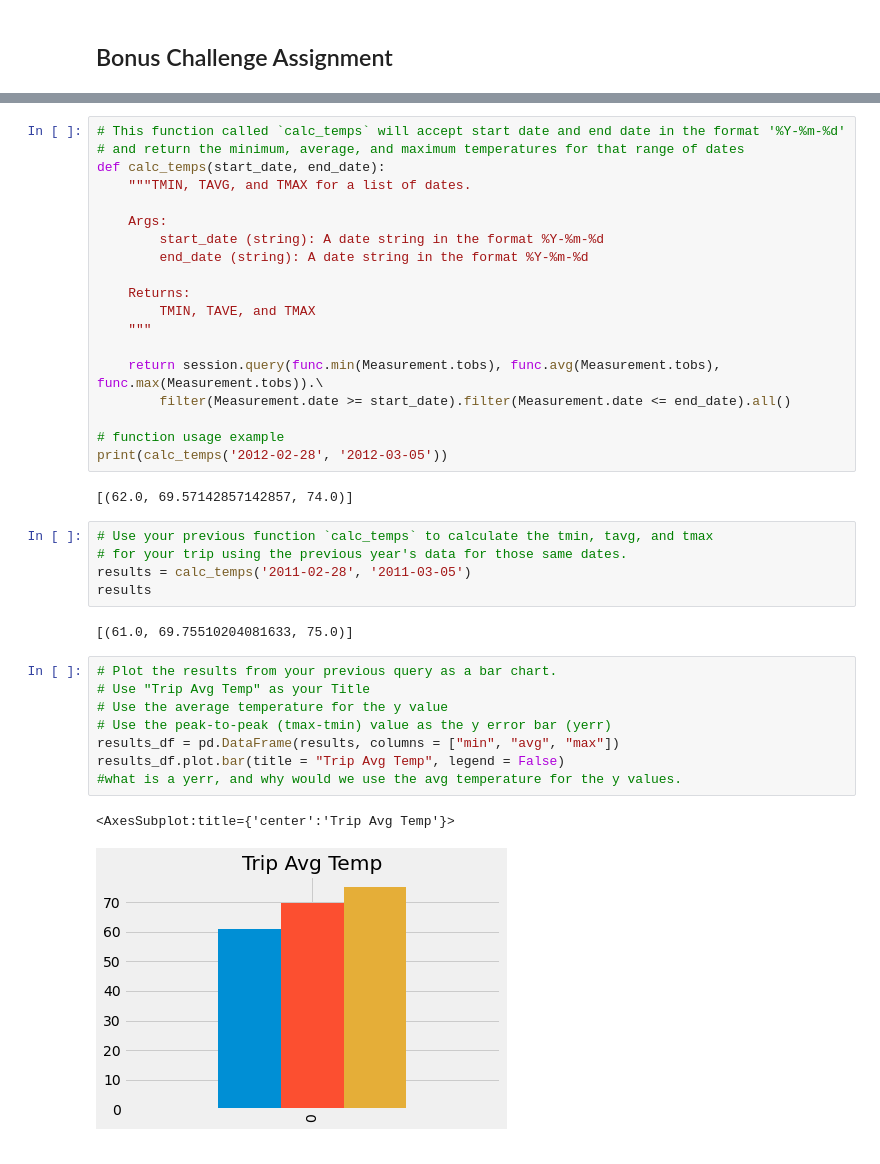
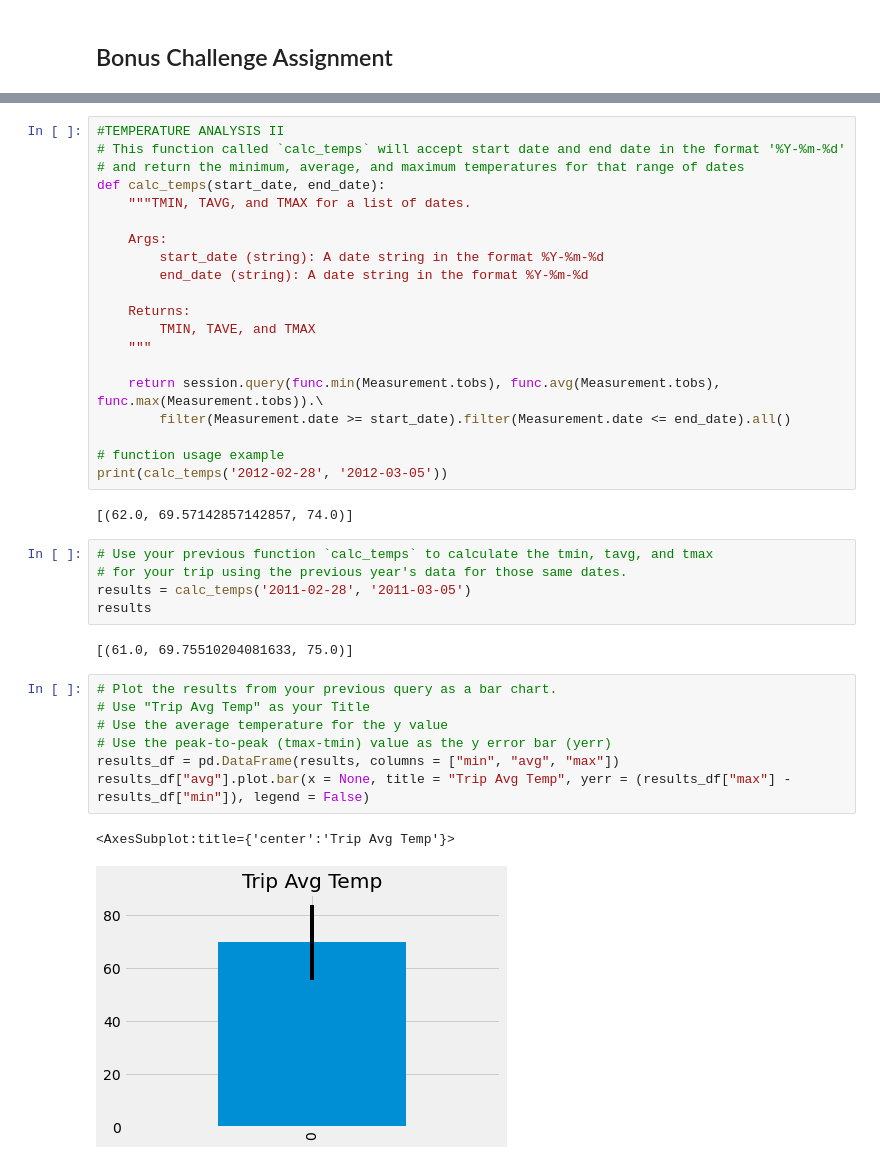
Before and after one commit to lilysmith23/sqlalchemy_challenge, a Jupyter notebook: climate_starter.ipynb, the cells around one changed output, grey strips where cells are left out. Saved outputs shown, nothing was run; the diff lists cells and outputs as text.

```diff
--- a/climate_starter.ipynb
+++ b/climate_starter.ipynb
@@ -187,4 +225,5 @@ temp_obvs_df
 # %%
+#TEMPERATURE ANALYSIS II
 # This function called `calc_temps` will accept start date and end date in the format '%Y-%m-%d'
 # and return the minimum, average, and maximum temperatures for that range of dates
 def calc_temps(start_date, end_date):
@@ -215,12 +254,11 @@ results
 # %%
 # Plot the results from your previous query as a bar chart.
 # Use "Trip Avg Temp" as your Title
 # Use the average temperature for the y value
 # Use the peak-to-peak (tmax-tmin) value as the y error bar (yerr)
 results_df = pd.DataFrame(results, columns = ["min", "avg", "max"])
-results_df.plot.bar(title = "Trip Avg Temp", legend = False)
-#what is a yerr, and why would we use the avg temperature for the y values.
+results_df["avg"].plot.bar(x = None, title = "Trip Avg Temp", yerr = (results_df["max"] - results_df["min"]), legend = False)
 # %% [output]
 <AxesSubplot:title={'center':'Trip Avg Temp'}>
-[figure, old version]
+[figure, new version]
 # %%
```
Also changed, not shown: parts of 13 cells of this notebook, 1 other file.
